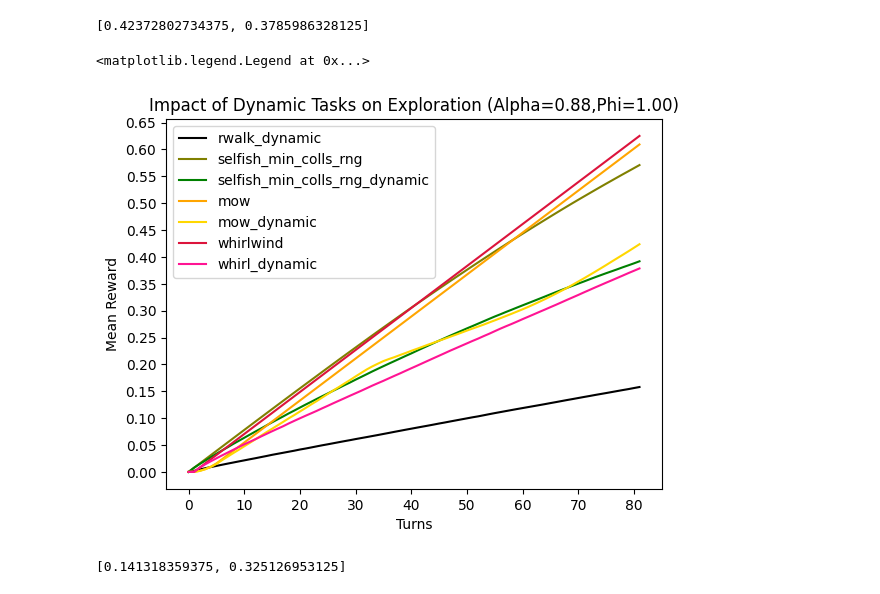
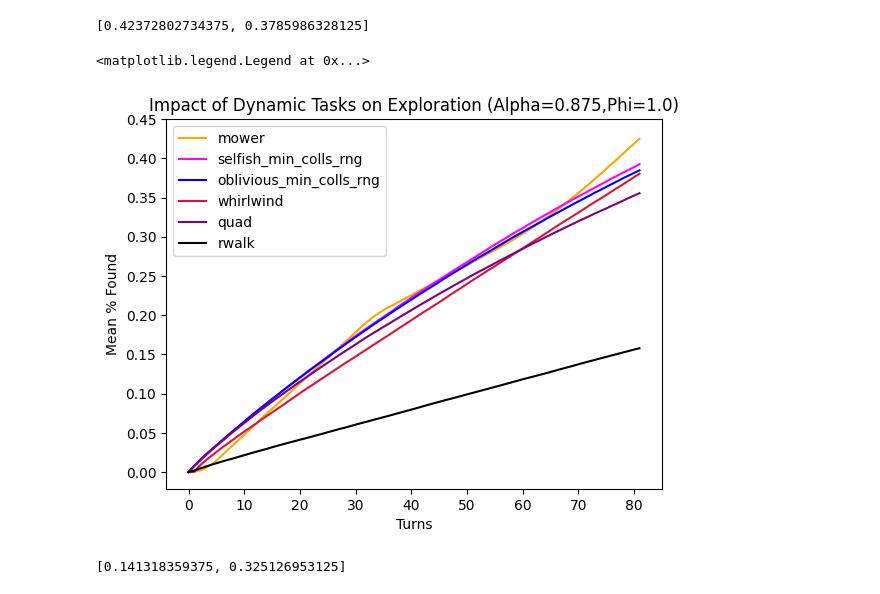
Before and after one commit to isr413/CASSim, a Jupyter notebook: client/notebooks/heatmap_types.ipynb, the cells around one changed output. Drawn from its saved outputs; the diff is of its cells as text; code cells hidden in the pictures.

```diff
--- a/client/notebooks/heatmap_types.ipynb
+++ b/client/notebooks/heatmap_types.ipynb
@@ -275,7 +275,7 @@ def get_position_from(shell, pos):
         return (cx + 2*shell - (pos - 6*shell), cy)
 
 
-def place_drones(random_placement=0, mow=0, quad=False, whirl=False):
+def place_drones(random_placement=0, mow=0, quad=0, whirl=0):
     drones = None
     if mow != 0:
         offset = GRID_SIZE//DRONES
@@ -297,10 +297,10 @@ def place_drones(random_placement=0, mow=0, quad=False, whirl=False):
 #                 if len(drones) < DRONES and MID - x*j + 1 >= 0:
 #                     drones.append((MID, MID - x*j + 1))
 #                 j += 1
-    elif quad:
+    elif quad != 0:
         x = DRONES//4
         drones = [(i, j) for j in range(0, GRID_SIZE, GRID_SIZE//4) for i in range(0, GRID_SIZE, GRID_SIZE//x)]
-    elif whirl:
+    elif whirl != 0:
         shell_len = 8*6
         offset = shell_len / (DRONES - 1)
         drones = [(MID, MID)] + [get_position_from(6, math.floor(offset*i + EPS) % shell_len) for i in range(1, DRONES)]
@@ -320,8 +320,8 @@ def place_tasks(random_placement=0):
     return tasks
 
 
-def sim_random_walk(random_placement=0, use_motion=False, mow=0, whirl=0, be_selfish=False, be_oblivious=False, no_colls=0, repeat_scans=False, use_loss=0):
-    drones = place_drones(random_placement=random_placement, mow=mow, whirl=whirl)
+def sim_random_walk(random_placement=0, use_motion=False, mow=0, whirl=0, quad=0, be_selfish=False, be_oblivious=False, no_colls=0, repeat_scans=False, use_loss=0):
+    drones = place_drones(random_placement=random_placement, mow=mow, whirl=whirl, quad=quad)
     drone_map = np.zeros((GRID_SIZE, GRID_SIZE), dtype=int)
 
     if mow == 1 or whirl == 1:
@@ -413,10 +413,10 @@ def sim_random_walk(random_placement=0, use_motion=False, mow=0, whirl=0, be_sel
     return reward
 
 
-def random_walk_experiment(random_placement=0, use_motion=False, mow=0, whirl=0, be_selfish=False, be_oblivious=False, no_colls=0, repeat_scans=False, use_loss=0):
+def random_walk_experiment(random_placement=0, use_motion=False, mow=0, whirl=0, quad=0, be_selfish=False, be_oblivious=False, no_colls=0, repeat_scans=False, use_loss=0):
     final_reward = np.zeros(TURNS + 1, dtype=float)
     for trial in range(TRIALS):
-        final_reward += sim_random_walk(random_placement=random_placement, use_motion=use_motion, mow=mow, whirl=whirl, be_selfish=be_selfish, be_oblivious=be_oblivious, no_colls=no_colls, repeat_scans=repeat_scans, use_loss=use_loss)
+        final_reward += sim_random_walk(random_placement=random_placement, use_motion=use_motion, mow=mow, whirl=whirl, quad=quad, be_selfish=be_selfish, be_oblivious=be_oblivious, no_colls=no_colls, repeat_scans=repeat_scans, use_loss=use_loss)
     final_reward /= TRIALS
     return final_reward
 # %%
@@ -583,6 +586,9 @@ random_explore_selfish_min_colls_rng_m = random_walk_experiment(random_placement
 [random_explore_m[-1], random_explore_selfish_min_colls_rng_m[-1]]
 # %% [output]
 [0.15649169921875, 0.390830078125]
+# %%
+DRONES, TASKS, ALPHA, PHI = 32, 4096, 0.875, 1.0
+random_explore_selfish_oblivious_min_colls_rng_m = random_walk_experiment(random_placement=2, use_motion=True, be_selfish=True, be_oblivious=True, no_colls=1)
 # %%
 DRONES, TASKS, ALPHA, PHI = 32, 4096, 0.875, 1.0
 whirl_explore_m = random_walk_experiment(whirl=1, random_placement=1, use_motion=True)
@@ -593,27 +599,32 @@ mow_explore_m = random_walk_experiment(mow=1, random_placement=1, use_motion=Tru
 [mow_explore_m[-1], whirl_explore_m[-1]]
 # %% [output]
 [0.42372802734375, 0.3785986328125]
+# %%
+DRONES, TASKS, ALPHA, PHI = 32, 4096, 0.875, 1.0
+quad_explore_m = random_walk_experiment(quad=1, random_placement=1, use_motion=True)
 # %%
-x_labels = ['rwalk_dynamic', 'selfish_min_colls_rng', 'selfish_min_colls_rng_dynamic', 'mow', 'mow_dynamic', 'whirlwind', 'whirl_dynamic']
-x_colors = ['black', 'olive', 'green', 'orange', 'gold', 'crimson', 'deeppink']
+x_labels = ['rwalk', 'selfish_min_colls_rng', 'selfish_min_colls_rng_dynamic', 'mower', 'mow_dynamic', 'whirlwind', 'whirl_dynamic', 'quad', 'quad_dynamic', 'oblivious_min_colls_rng', 'oblivious_min_colls_rng_dynamic']
+x_colors = ['black', 'magenta', 'green', 'orange', 'gold', 'crimson', 'deeppink', 'purple', 'deeppurple', 'blue', 'deepblue']
 x_axis = np.arange(TURNS + 1)
 
+plt.plot(x_axis, mow_explore_m, label=x_labels[3], color=x_colors[3])
+plt.plot(x_axis, random_explore_selfish_min_colls_rng_m, label=x_labels[1], color=x_colors[1])
+plt.plot(x_axis, random_explore_selfish_oblivious_min_colls_rng_m, label=x_labels[9], color=x_colors[9])
+plt.plot(x_axis, whirl_explore_m, label=x_labels[5], color=x_colors[5])
+plt.plot(x_axis, quad_explore_m, label=x_labels[7], color=x_colors[7])
 plt.plot(x_axis, random_explore_m, label=x_labels[0], color=x_colors[0])
-plt.plot(x_axis, random_explore_selfish_min_colls_rng, label=x_labels[1], color=x_colors[1])
-plt.plot(x_axis, random_explore_selfish_min_colls_rng_m, label=x_labels[2], color=x_colors[2])
-plt.plot(x_axis, mow_explore, label=x_labels[3], color=x_colors[3])
-plt.plot(x_axis, mow_explore_m, label=x_labels[4], color=x_colors[4])
-plt.plot(x_axis, whirl_explore, label=x_labels[5], color=x_colors[5])
-plt.plot(x_axis, whirl_explore_m, label=x_labels[6], color=x_colors[6])
+# plt.plot(x_axis, random_explore_selfish_min_colls_rng, label=x_labels[1], color=x_colors[1])
+# plt.plot(x_axis, mow_explore, label=x_labels[3], color=x_colors[3])
+# plt.plot(x_axis, whirl_explore, label=x_labels[5], color=x_colors[5])
 
-plt.title(f'Impact of Dynamic Tasks on Exploration (Alpha={(1-ALPHA):.2f},Phi={PHI:.2f})')
+plt.title(f'Impact of Dynamic Tasks on Exploration (Alpha={ALPHA:.3f},Phi={PHI:.1f})')
 plt.xlabel('Turns')
-plt.ylabel('Mean Reward')
-plt.yticks(np.arange(0, 0.70, step=0.05))
+plt.ylabel('Mean % Found')
+plt.yticks(np.arange(0, 0.50, step=0.05))
 plt.legend()
 # %% [output]
 <matplotlib.legend.Legend at 0x...>
-[figure, old version]
+[figure, new version]
 # %%
 DRONES, TASKS, ALPHA, PHI = 32, 4096, 0.875, 0.75
 random_explore_m2 = random_walk_experiment(random_placement=1, use_motion=True)
```
Also changed, not shown: parts of 14 cells of this notebook, 1 other file.
